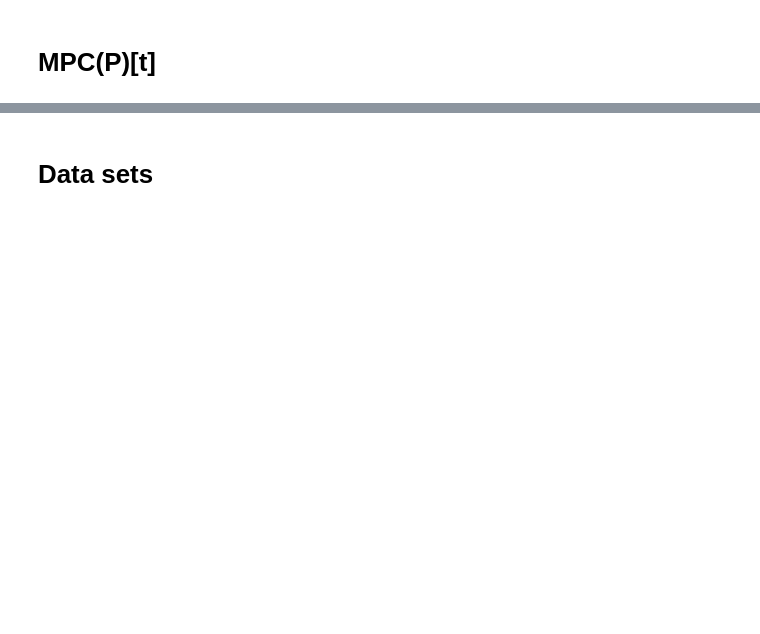
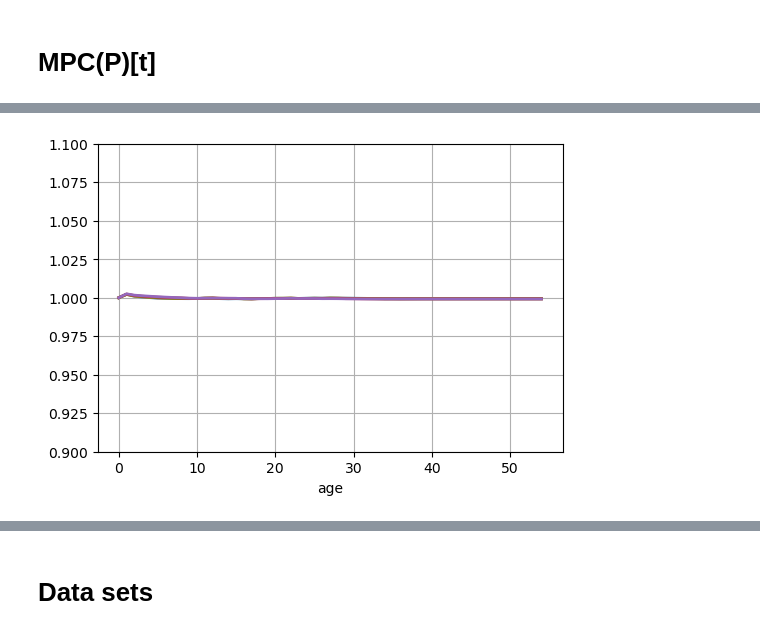
Before and after one commit to JeppeDruedahl/LifeCycleMPCP, a Jupyter notebook: LifeCycle.ipynb, the cells around one changed output, grey strips where cells are left out. Cells and saved outputs as stored; diff of their text form; code cells hidden in the pictures; blank space fills up the shorter version.

```diff
--- a/LifeCycle.ipynb
+++ b/LifeCycle.ipynb
@@ -198,0 +193,15 @@ def print_MPCP(model):
+# %%
+fig = plt.figure(figsize=(6,4),dpi=100)
+ax = fig.add_subplot(1,1,1)
+age = np.arange(par.T)
+
+for ibeta in range(par.Nbeta):
+    beta = par.grid_beta[ibeta]
+    I = sim.beta == beta
+    ax.plot(age,np.cov(np.log(model.sim.alpha[I]),np.log(model.sim.c[1:par.T,I]))[0,:]/np.var(np.log(sim.alpha)),lw=2,label=f'$\\beta$ {beta:.2f}')
+
+ax.grid(True)
+ax.set_xlabel('age')
+ax.set_ylim([0.9,1.1]);
+# %% [output]
+[figure, added]
```
Also changed, not shown: parts of 23 cells of this notebook, 17 other files.
